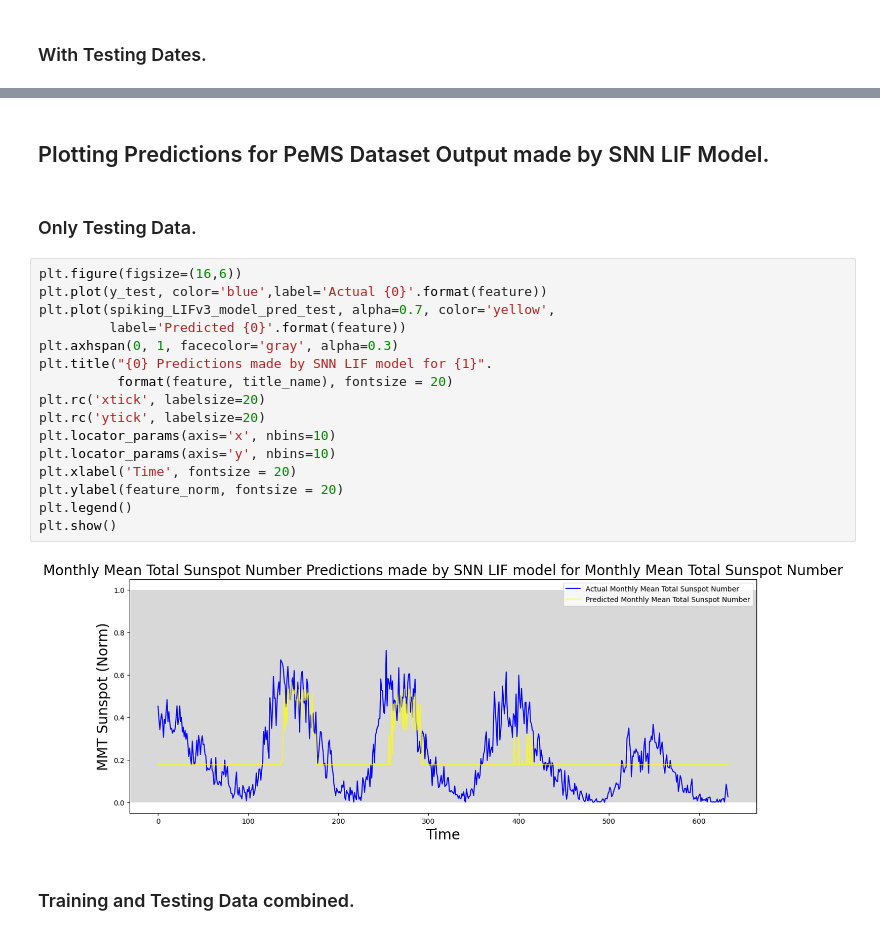
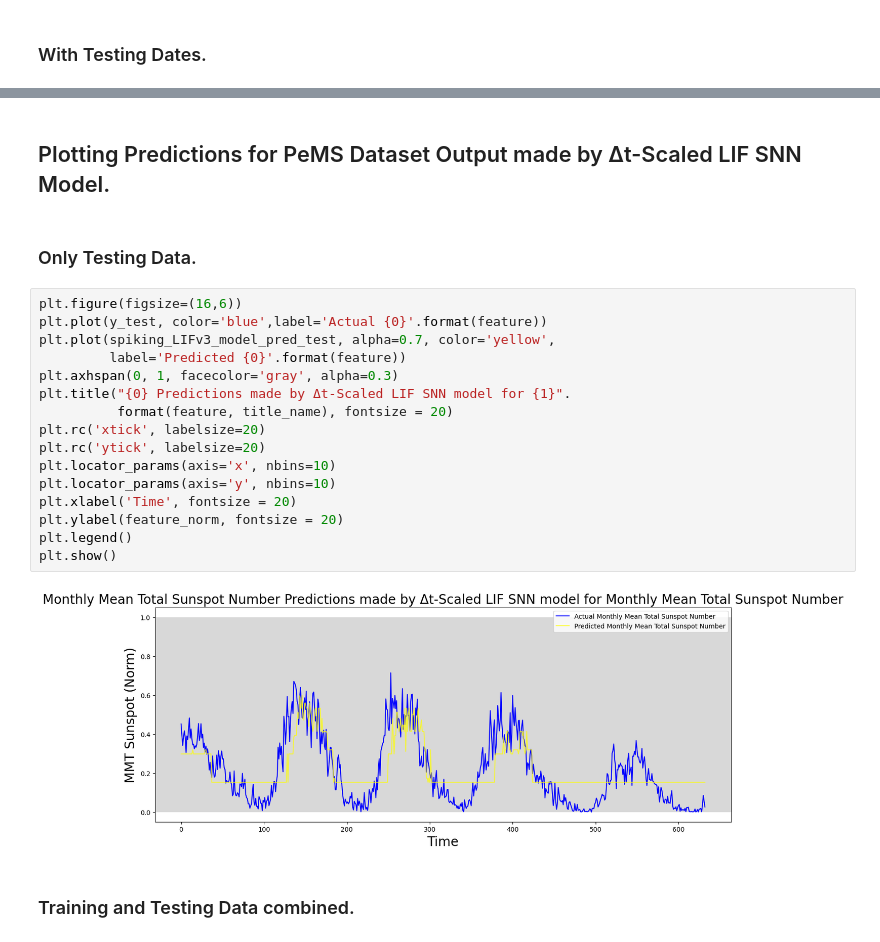
Before and after one commit to SouvikUMD/SNN-ANN-Temporal-Forecasting-across-Time-Series-Regimes, a Jupyter notebook: Sunspot Dataset Code/TSC_Sunset_Models_Ablation_ANN_SNN.ipynb, the cells around one changed output, grey strips where cells are left out. Cells and saved outputs as stored; diff of their text form.

```diff
--- a/Sunspot Dataset Code/TSC_Sunset_Models_Ablation_ANN_SNN.ipynb
+++ b/Sunspot Dataset Code/TSC_Sunset_Models_Ablation_ANN_SNN.ipynb
@@ -1813,26 +1817,26 @@ results_SNN_LIFv3_test
 633 rows × 3 columns
 # %% [markdown]
-## Plotting Predictions for PeMS Dataset Output made by SNN LIF Model.
+## Plotting Predictions for PeMS Dataset Output made by Δt-Scaled LIF SNN Model.
 # %% [markdown]
 ### Only Testing Data.
 # %%
 plt.figure(figsize=(16,6))
 plt.plot(y_test, color='blue',label='Actual {0}'.format(feature))
 plt.plot(spiking_LIFv3_model_pred_test, alpha=0.7, color='yellow',
          label='Predicted {0}'.format(feature))
 plt.axhspan(0, 1, facecolor='gray', alpha=0.3)
-plt.title("{0} Predictions made by SNN LIF model for {1}".
+plt.title("{0} Predictions made by Δt-Scaled LIF SNN model for {1}".
           format(feature, title_name), fontsize = 20)
 plt.rc('xtick', labelsize=20)
 plt.rc('ytick', labelsize=20)
 plt.locator_params(axis='x', nbins=10)
 plt.locator_params(axis='y', nbins=10)
 plt.xlabel('Time', fontsize = 20)
 plt.ylabel(feature_norm, fontsize = 20)
 plt.legend()
 plt.show()
 # %% [output]
-[figure, old version]
+[figure, new version]
 # %% [markdown]
 ### Training and Testing Data combined.
 # %%
```
Also changed, not shown: parts of 52 cells of this notebook.
